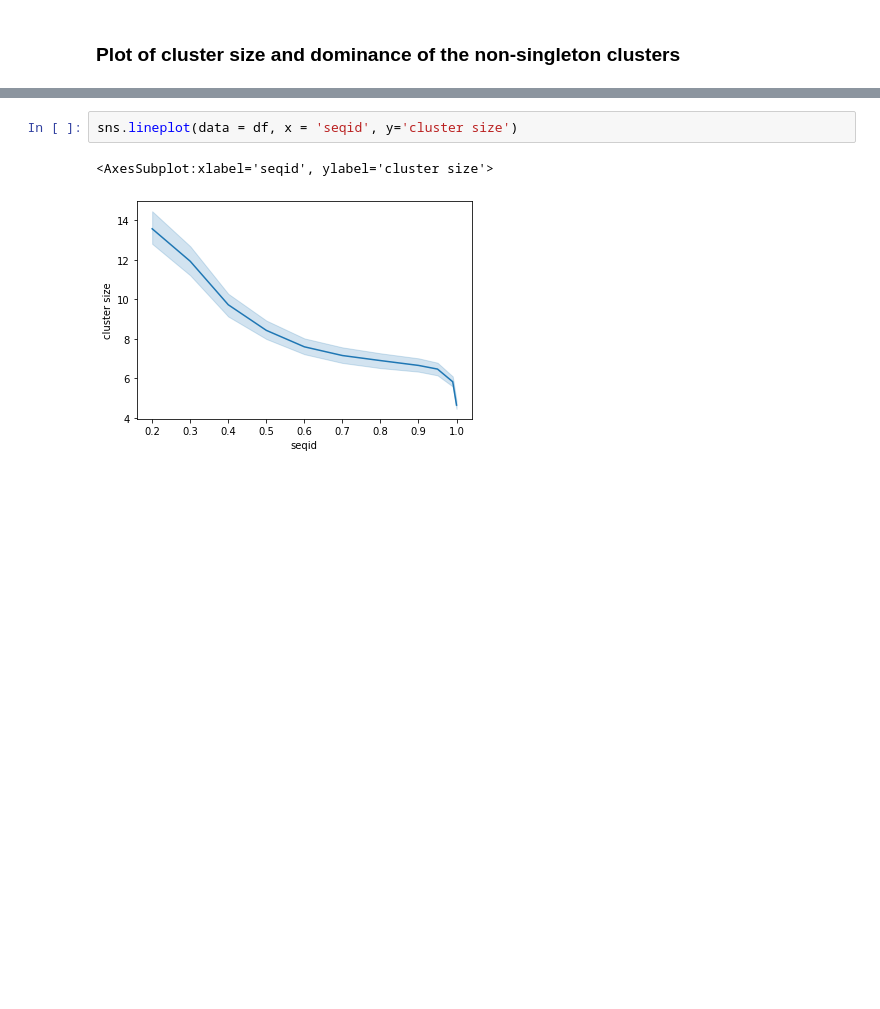
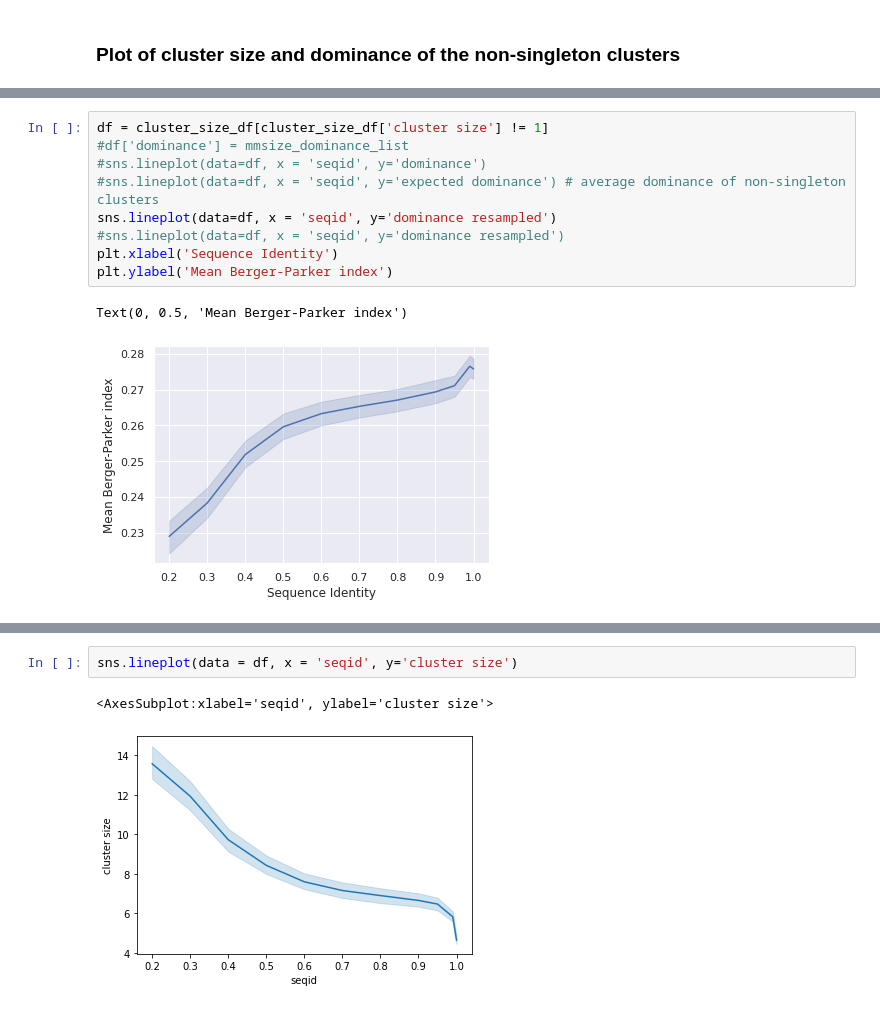
Before and after one commit to susiegriggo/phlegm, a Jupyter notebook: pdb_data/cluster_and_filter_pisa.ipynb, the cells around one changed output, grey strips where cells are left out. Drawn from its saved outputs; the diff is of its cells as text; blank space fills up the shorter version.

```diff
--- a/pdb_data/cluster_and_filter_pisa.ipynb
+++ b/pdb_data/cluster_and_filter_pisa.ipynb
@@ -311,0 +489,12 @@ Text(0, 0.5, 'Mean Berger-Parker index')
+# %%
+df = cluster_size_df[cluster_size_df['cluster size'] != 1]
+#df['dominance'] = mmsize_dominance_list
+#sns.lineplot(data=df, x = 'seqid', y='dominance')
+#sns.lineplot(data=df, x = 'seqid', y='expected dominance') # average dominance of non-singleton clusters
+sns.lineplot(data=df, x = 'seqid', y='dominance resampled')
+#sns.lineplot(data=df, x = 'seqid', y='dominance resampled')
+plt.xlabel('Sequence Identity')
+plt.ylabel('Mean Berger-Parker index')
+# %% [output]
+Text(0, 0.5, 'Mean Berger-Parker index')
+[figure, added]
```
Also changed, not shown: parts of 23 cells of this notebook, 4 other files.
